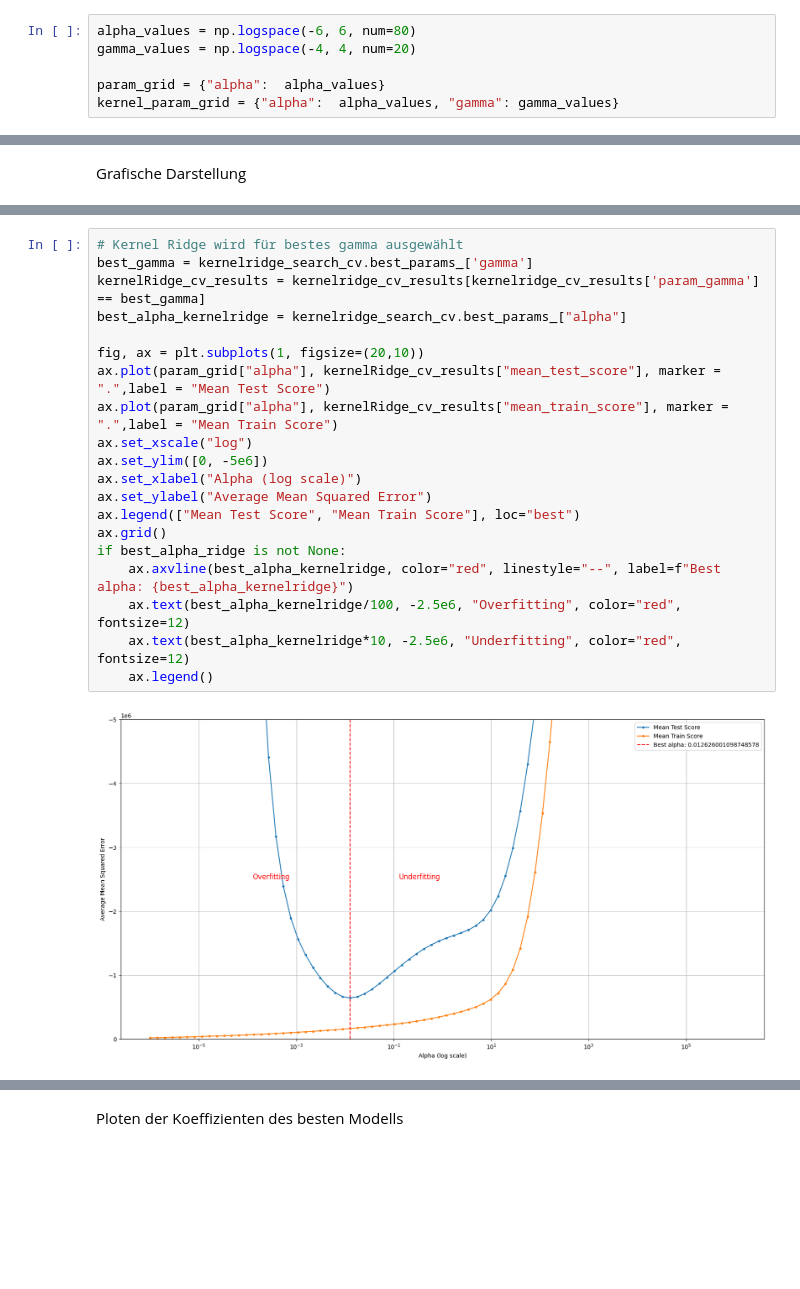
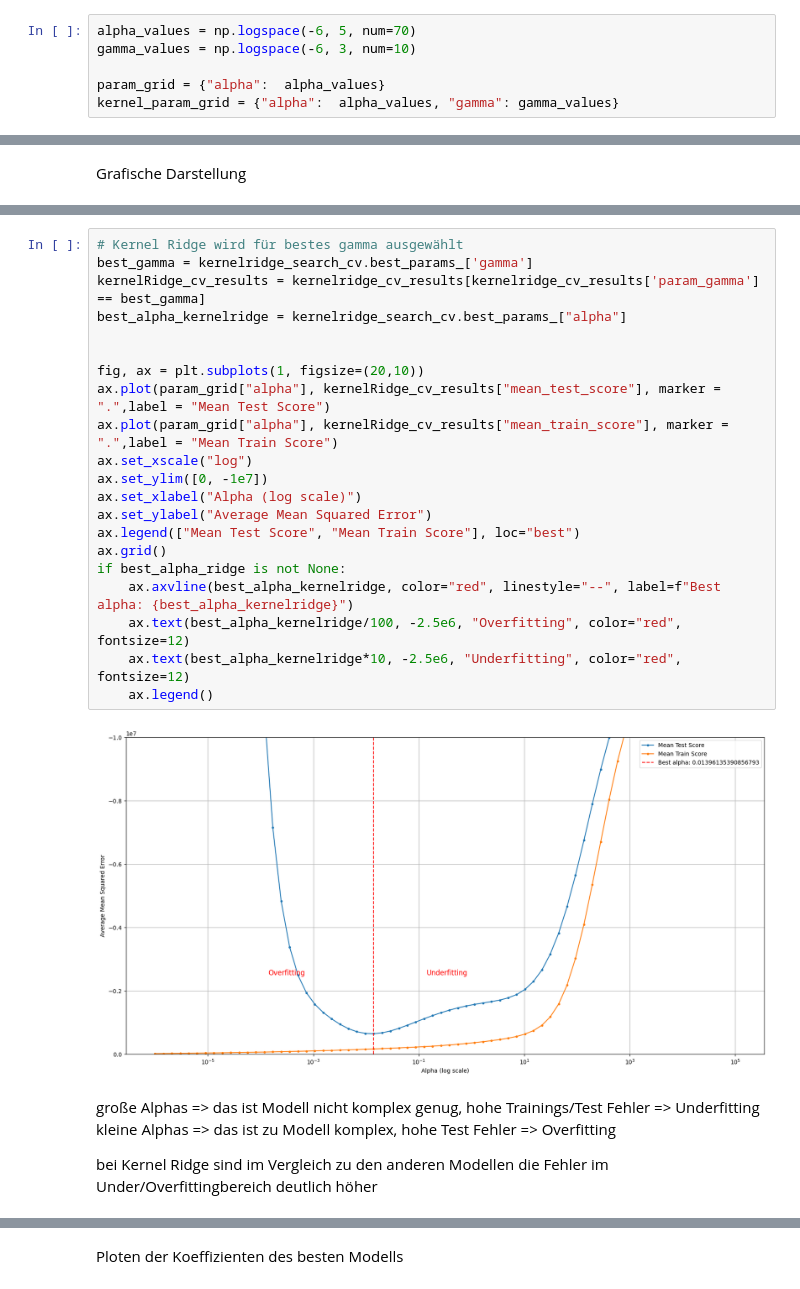
Before and after one commit to PaulBichl/machine-learning, a Jupyter notebook: src/machine_learning/BikeRental/Bichl_Paul_UE2.ipynb, the cells around one changed output, grey strips where cells are left out. Drawn from its saved outputs; the diff is of its cells as text; blank space fills up the shorter version.

```diff
--- a/src/machine_learning/BikeRental/Bichl_Paul_UE2.ipynb
+++ b/src/machine_learning/BikeRental/Bichl_Paul_UE2.ipynb
@@ -49,8 +49,8 @@ X_valid_scale = pd.DataFrame(X_valid_scale, columns=num_features)
 X_train_final = pd.concat((X_train_enc, X_train_scale), axis=1)
 X_vaild_final = pd.concat((X_valid_enc, X_valid_scale), axis=1)
 # %%
-alpha_values = np.logspace(-6, 6, num=80)
-gamma_values = np.logspace(-4, 4, num=20)
+alpha_values = np.logspace(-6, 5, num=70)
+gamma_values = np.logspace(-6, 3, num=10)
 
 param_grid = {"alpha":  alpha_values}
 kernel_param_grid = {"alpha":  alpha_values, "gamma": gamma_values}
@@ -127,23 +135,29 @@ if best_alpha_ridge is not None:
 # %%
 # Kernel Ridge wird für bestes gamma ausgewählt
 best_gamma = kernelridge_search_cv.best_params_['gamma']
 kernelRidge_cv_results = kernelridge_cv_results[kernelridge_cv_results['param_gamma'] == best_gamma]
 best_alpha_kernelridge = kernelridge_search_cv.best_params_["alpha"]
 
+
 fig, ax = plt.subplots(1, figsize=(20,10))
 ax.plot(param_grid["alpha"], kernelRidge_cv_results["mean_test_score"], marker = ".",label = "Mean Test Score")
 ax.plot(param_grid["alpha"], kernelRidge_cv_results["mean_train_score"], marker = ".",label = "Mean Train Score")
 ax.set_xscale("log")
-ax.set_ylim([0, -5e6])
+ax.set_ylim([0, -1e7])
 ax.set_xlabel("Alpha (log scale)")
 ax.set_ylabel("Average Mean Squared Error")
 ax.legend(["Mean Test Score", "Mean Train Score"], loc="best")
 ax.grid()
 if best_alpha_ridge is not None:
     ax.axvline(best_alpha_kernelridge, color="red", linestyle="--", label=f"Best alpha: {best_alpha_kernelridge}")
     ax.text(best_alpha_kernelridge/100, -2.5e6, "Overfitting", color="red", fontsize=12)
     ax.text(best_alpha_kernelridge*10, -2.5e6, "Underfitting", color="red", fontsize=12)
     ax.legend()
 # %% [output]
-[figure, old version]
+[figure, new version]
+# %% [markdown]
+große Alphas => das ist Modell nicht komplex genug, hohe Trainings/Test Fehler => Underfitting
+kleine Alphas => das ist zu Modell komplex, hohe Test Fehler => Overfitting
+
+bei Kernel Ridge sind im Vergleich zu den anderen Modellen die Fehler im Under/Overfittingbereich deutlich höher
 # %% [markdown]
```
Also changed, not shown: parts of 14 cells of this notebook.
